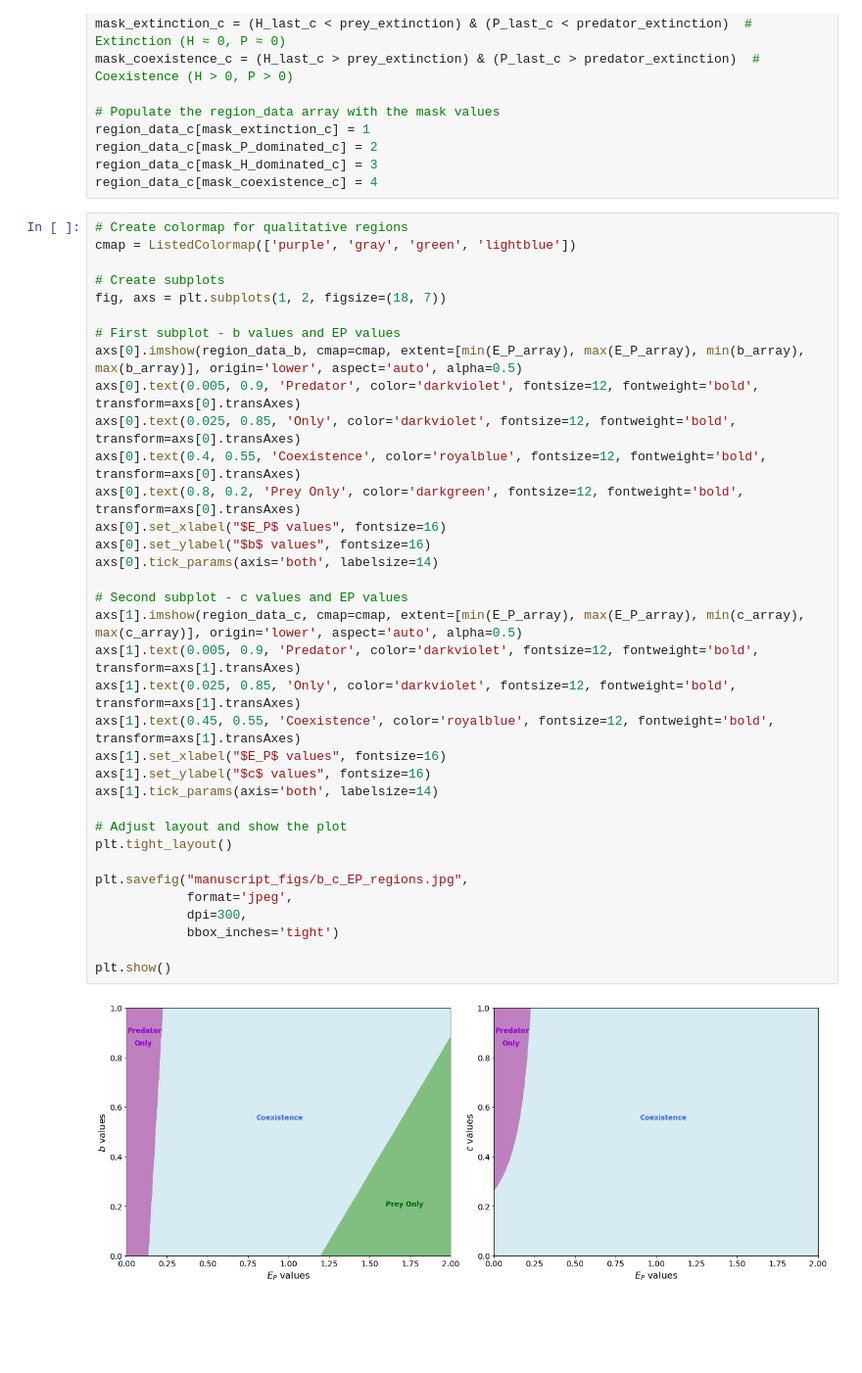
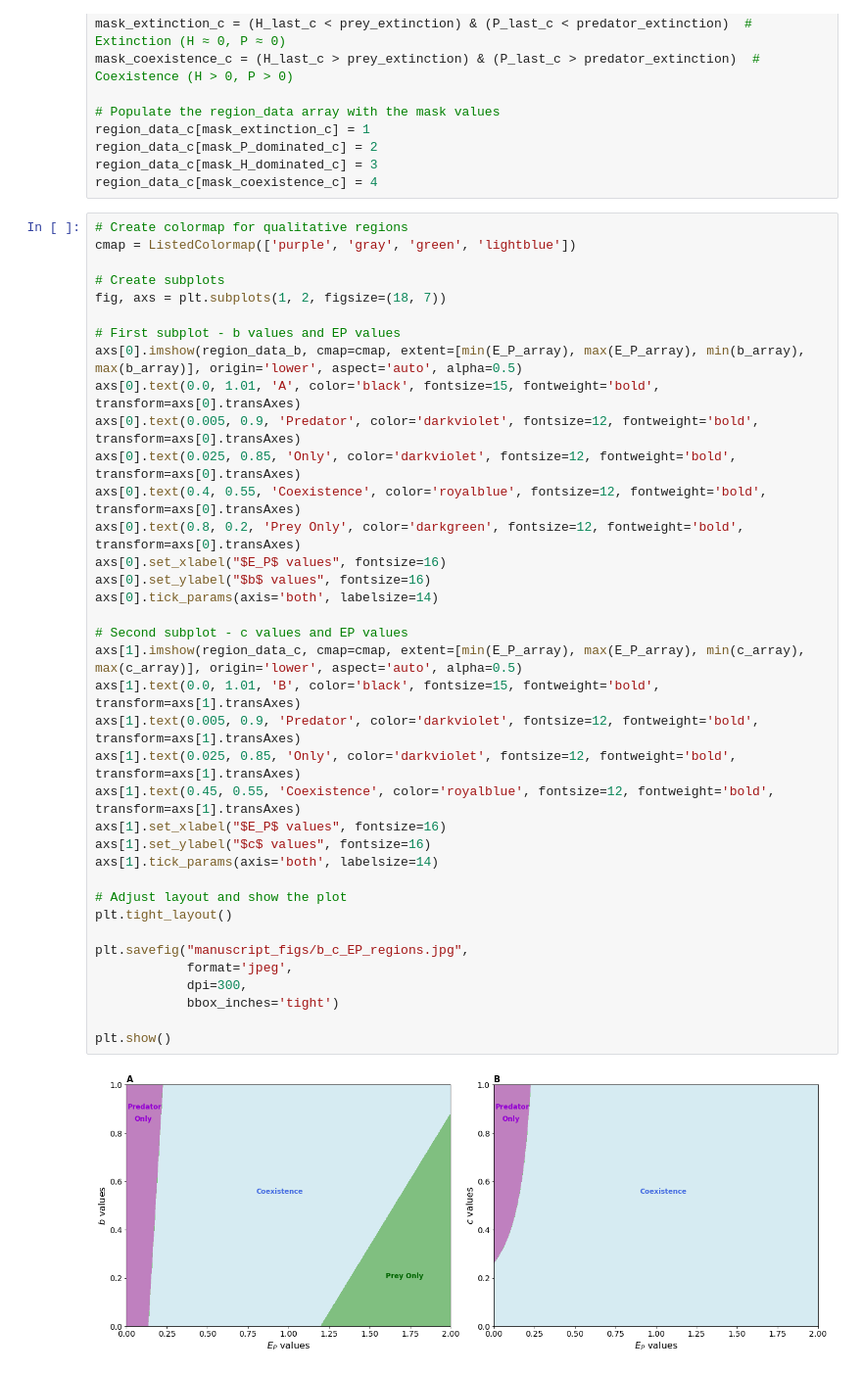
Before and after one commit to srahnke/Pred_Prey_Theory, a Jupyter notebook: pred_prey_supplemental_figures.ipynb, the cells around one changed output. Shown at 98% size. Drawn from its saved outputs; the diff is of its cells as text; blank space fills up the shorter version.

Commit message:
Updated new supplemental figure

```diff
--- a/pred_prey_supplemental_figures.ipynb
+++ b/pred_prey_supplemental_figures.ipynb
@@ -539,31 +539,33 @@ fig, axs = plt.subplots(1, 2, figsize=(18, 7))
 
 # First subplot - b values and EP values
 axs[0].imshow(region_data_b, cmap=cmap, extent=[min(E_P_array), max(E_P_array), min(b_array), max(b_array)], origin='lower', aspect='auto', alpha=0.5)
+axs[0].text(0.0, 1.01, 'A', color='black', fontsize=15, fontweight='bold', transform=axs[0].transAxes)
 axs[0].text(0.005, 0.9, 'Predator', color='darkviolet', fontsize=12, fontweight='bold', transform=axs[0].transAxes)
 axs[0].text(0.025, 0.85, 'Only', color='darkviolet', fontsize=12, fontweight='bold', transform=axs[0].transAxes)
 axs[0].text(0.4, 0.55, 'Coexistence', color='royalblue', fontsize=12, fontweight='bold', transform=axs[0].transAxes)
 axs[0].text(0.8, 0.2, 'Prey Only', color='darkgreen', fontsize=12, fontweight='bold', transform=axs[0].transAxes)
 axs[0].set_xlabel("$E_P$ values", fontsize=16)
 axs[0].set_ylabel("$b$ values", fontsize=16)
 axs[0].tick_params(axis='both', labelsize=14)
 
 # Second subplot - c values and EP values
 axs[1].imshow(region_data_c, cmap=cmap, extent=[min(E_P_array), max(E_P_array), min(c_array), max(c_array)], origin='lower', aspect='auto', alpha=0.5)
+axs[1].text(0.0, 1.01, 'B', color='black', fontsize=15, fontweight='bold', transform=axs[1].transAxes)
 axs[1].text(0.005, 0.9, 'Predator', color='darkviolet', fontsize=12, fontweight='bold', transform=axs[1].transAxes)
 axs[1].text(0.025, 0.85, 'Only', color='darkviolet', fontsize=12, fontweight='bold', transform=axs[1].transAxes)
 axs[1].text(0.45, 0.55, 'Coexistence', color='royalblue', fontsize=12, fontweight='bold', transform=axs[1].transAxes)
 axs[1].set_xlabel("$E_P$ values", fontsize=16)
 axs[1].set_ylabel("$c$ values", fontsize=16)
 axs[1].tick_params(axis='both', labelsize=14)
 
 # Adjust layout and show the plot
 plt.tight_layout()
 
 plt.savefig("manuscript_figs/b_c_EP_regions.jpg",
             format='jpeg',
             dpi=300,
             bbox_inches='tight')
 
 plt.show()
 # %% [output]
-[figure, old version]
+[figure, new version]
```
Also changed, not shown: 1 other file.
